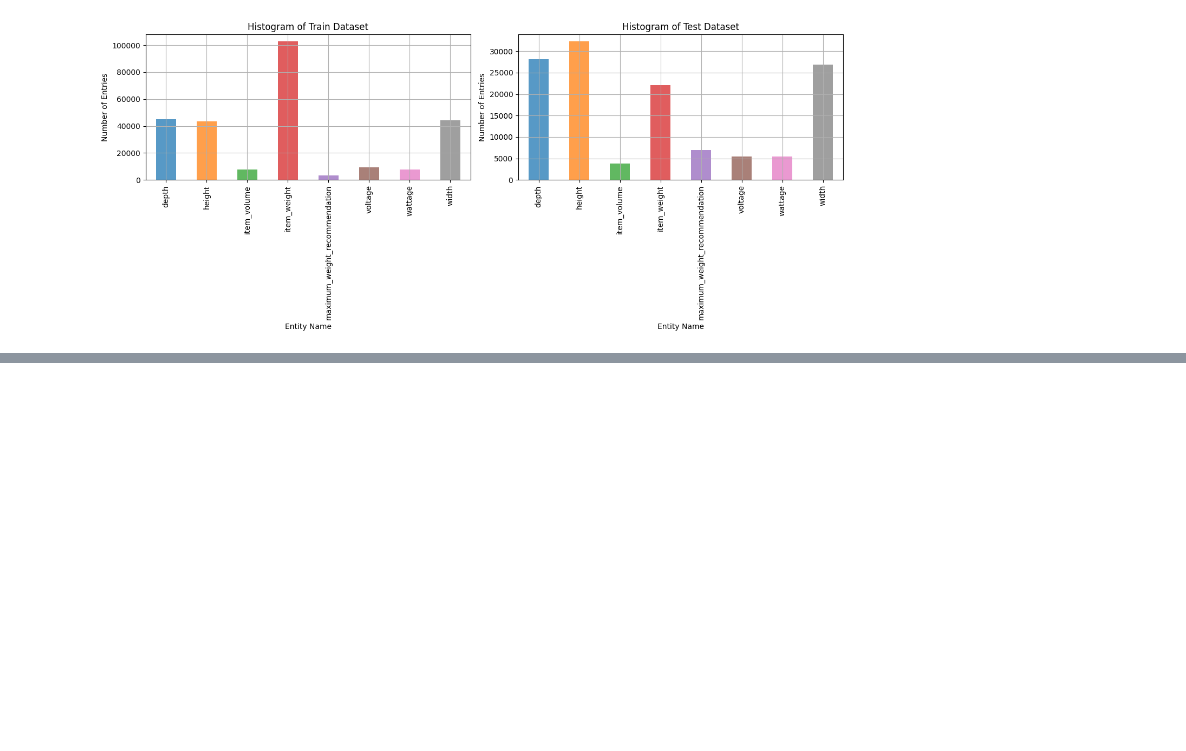
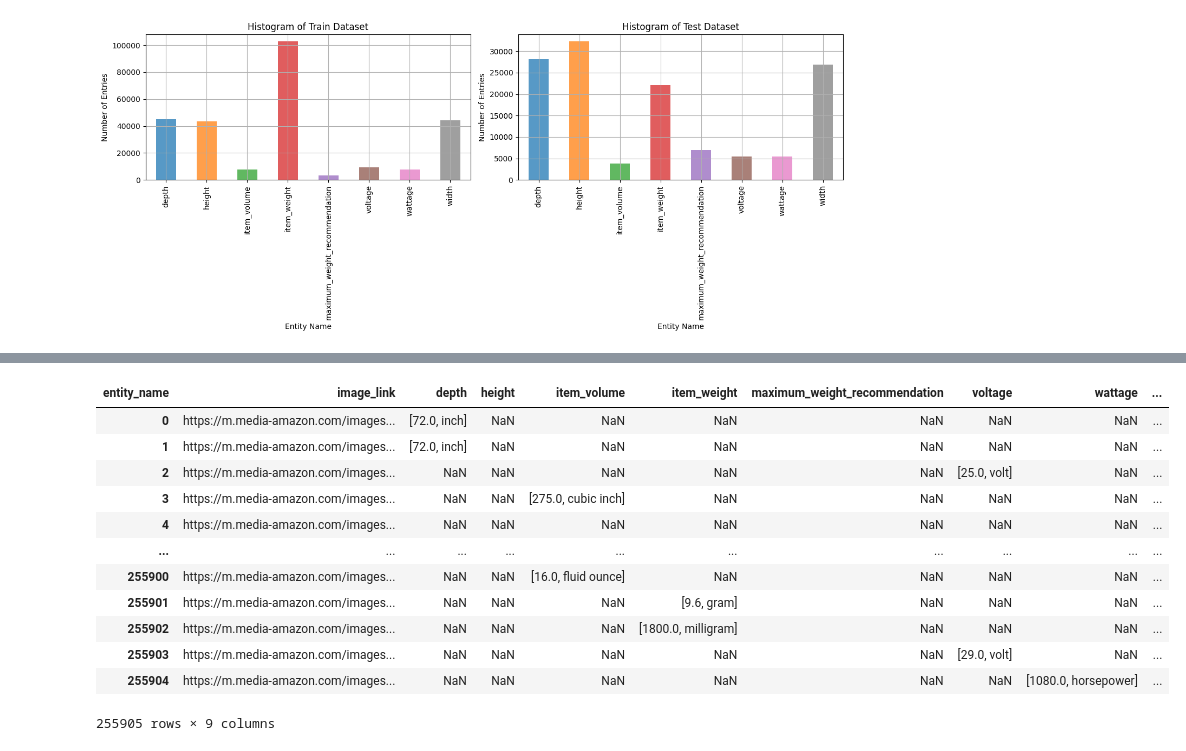
Before and after one commit to kanavgoyal898/tensors_AmazonMLChallenge, a Jupyter notebook: test.ipynb, the cells around one changed output, grey strips where cells are left out. Drawn from its saved outputs; the diff is of its cells as text; code cells hidden in the pictures; blank space fills up the shorter version.

```diff
--- a/test.ipynb
+++ b/test.ipynb
@@ -107,0 +129,76 @@ pivot_df_reset
+# %%
+def parse_and_mean(text):
+    # Check if the input is NaN or empty
+    if pd.isna(text) or text == '':
+        return text
+
+    # Handle ranges like "10 kilogram to 25 kilogram"
+    if 'to' in text:
+        range_pattern = r'(\d+\.?\d*(?:e[+-]?\d+)?)\s*(\w+)\s*to\s*(\d+\.?\d*(?:e[+-]?\d+)?)\s*(\w+)'
+        match_range = re.match(range_pattern, text)
+        if match_range:
+            lower_bound, unit1, upper_bound, unit2 = match_range.groups()
+            if unit1 != unit2:
+                raise ValueError("Units in the range do not match")
+            mean_value = (float(lower_bound) + float(upper_bound)) / 2
+            return [mean_value, unit1]
+
+    # Handle single numeric values and scientific notation
+    try:
+        single_value = float(text.split()[0])
+        unit_name = ' '.join(text.split()[1:])  # Join the remaining parts as the unit name
+        return [single_value, unit_name]
+    except ValueError:
+        pass  # Not a single value, continue to check for array pattern
+
+    # Define the regex pattern to match the values and unit name
+    pattern = r'\[(.*?)\]\s*(.*)'
+
+    # Use regex to find matches
+    match = re.match(pattern, text)
+    if not match:
+        raise ValueError("Input string does not match the expected format")
+
+    # Extract the values and unit name
+    values_str, unit_name = match.groups()
+
+    # Split the values string into individual numbers
+    values = values_str.split(', ')
+
+    # Convert the values to floats, handling scientific notation
+    try:
+        numeric_values = [float(v) for v in values if 'e' not in v.lower()]
+    except ValueError:
+        raise ValueError("One or more values could not be converted to float")
+
+    # Calculate the mean of the numeric values
+    if len(numeric_values) == 0:
+        mean_value = np.nan
+    else:
+        mean_value = np.mean(numeric_values)
+
+    # Return the result as an array [mean, unit_name]
+    return [mean_value, unit_name]
+
+# Apply the function to the DataFrame columns
+columns = ['depth', 'height', 'width', 'item_volume', 'item_weight', 'maximum_weight_recommendation', 'voltage', 'wattage']
+
+from resources.src.utils import parse_string
+for col in columns:
+    pivot_df_reset[col] = pivot_df_reset[col].apply(parse_and_mean)
+
+pivot_df_reset
+# %% [output]
+| entity_name | image_link | depth | height | item_volume | item_weight | maximum_weight_recommendation | voltage | wattage | ... |
+| 0 | https://m.media-amazon.com/images... | [72.0, inch] | NaN | NaN | NaN | NaN | NaN | NaN | ... |
+| 1 | https://m.media-amazon.com/images... | [72.0, inch] | NaN | NaN | NaN | NaN | NaN | NaN | ... |
+| 2 | https://m.media-amazon.com/images... | NaN | NaN | NaN | NaN | NaN | [25.0, volt] | NaN | ... |
+| 3 | https://m.media-amazon.com/images... | NaN | NaN | [275.0, cubic inch] | NaN | NaN | NaN | NaN | ... |
+| 4 | https://m.media-amazon.com/images... | NaN | NaN | NaN | NaN | NaN | NaN | NaN | ... |
+| ... | ... | ... | ... | ... | ... | ... | ... | ... | ... |
+| 255900 | https://m.media-amazon.com/images... | NaN | NaN | [16.0, fluid ounce] | NaN | NaN | NaN | NaN | ... |
+| 255901 | https://m.media-amazon.com/images... | NaN | NaN | NaN | [9.6, gram] | NaN | NaN | NaN | ... |
+| 255902 | https://m.media-amazon.com/images... | NaN | NaN | NaN | [1800.0, milligram] | NaN | NaN | NaN | ... |
+| 255903 | https://m.media-amazon.com/images... | NaN | NaN | NaN | NaN | NaN | [29.0, volt] | NaN | ... |
+| 255904 | https://m.media-amazon.com/images... | NaN | NaN | NaN | NaN | NaN | NaN | [1080.0, horsepower] | ... |
+255905 rows × 9 columns
```
Also changed, not shown: parts of 8 cells of this notebook, 7 other files.
